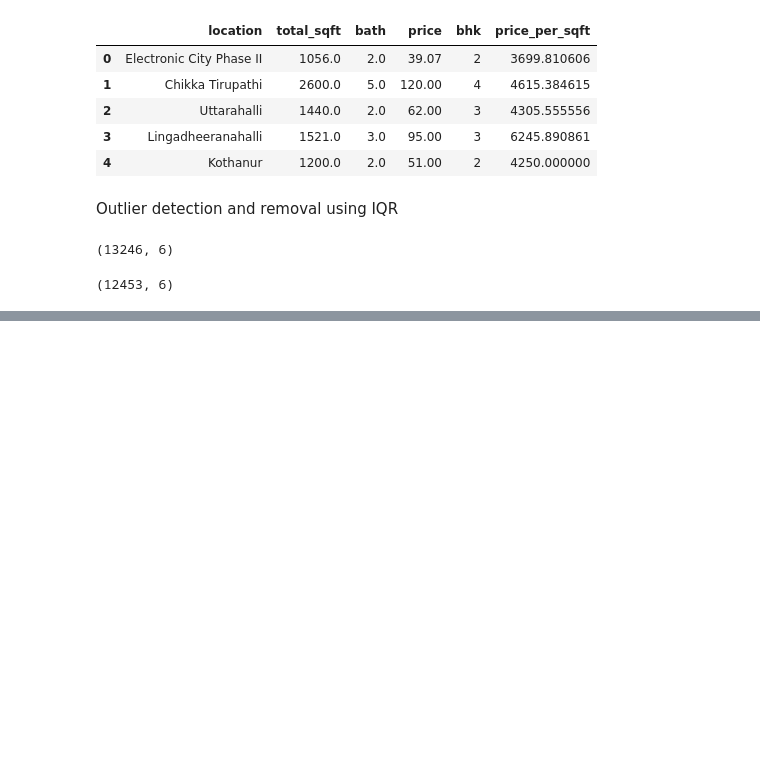
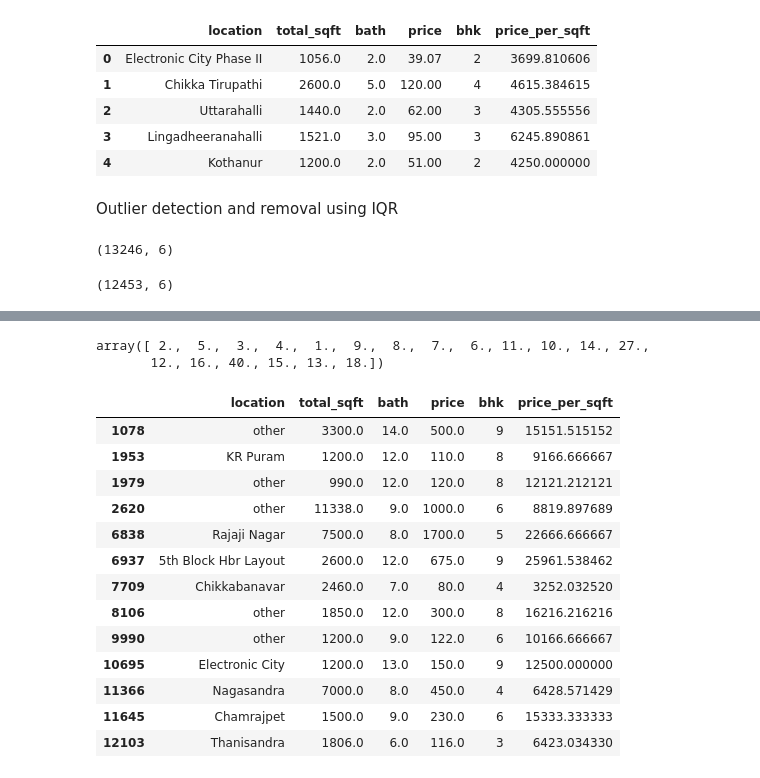
Before and after one commit to dhruv0050/Real-Estate-Price-Prediction, a Jupyter notebook: bengaluru_house_prices_prediction.ipynb, the cells around one changed output, grey strips where cells are left out. Cells and saved outputs as stored; diff of their text form; code cells hidden in the pictures; blank space fills up the shorter version.

```diff
--- a/bengaluru_house_prices_prediction.ipynb
+++ b/bengaluru_house_prices_prediction.ipynb
@@ -241,0 +259,22 @@ df6.shape
+# %%
+df6.bath.unique()
+# %% [output]
+array([ 2.,  5.,  3.,  4.,  1.,  9.,  8.,  7.,  6., 11., 10., 14., 27.,
+       12., 16., 40., 15., 13., 18.])
+# %%
+df6[df6.bath > df6.bhk + 2]
+# %% [output]
+|  | location | total_sqft | bath | price | bhk | price_per_sqft |
+| 1078 | other | 3300.0 | 14.0 | 500.0 | 9 | 15151.515152 |
+| 1953 | KR Puram | 1200.0 | 12.0 | 110.0 | 8 | 9166.666667 |
+| 1979 | other | 990.0 | 12.0 | 120.0 | 8 | 12121.212121 |
+| 2620 | other | 11338.0 | 9.0 | 1000.0 | 6 | 8819.897689 |
+| 6838 | Rajaji Nagar | 7500.0 | 8.0 | 1700.0 | 5 | 22666.666667 |
+| 6937 | 5th Block Hbr Layout | 2600.0 | 12.0 | 675.0 | 9 | 25961.538462 |
+| 7709 | Chikkabanavar | 2460.0 | 7.0 | 80.0 | 4 | 3252.032520 |
+| 8106 | other | 1850.0 | 12.0 | 300.0 | 8 | 16216.216216 |
+| 9990 | other | 1200.0 | 9.0 | 122.0 | 6 | 10166.666667 |
+| 10695 | Electronic City | 1200.0 | 13.0 | 150.0 | 9 | 12500.000000 |
+| 11366 | Nagasandra | 7000.0 | 8.0 | 450.0 | 4 | 6428.571429 |
+| 11645 | Chamrajpet | 1500.0 | 9.0 | 230.0 | 6 | 15333.333333 |
+| 12103 | Thanisandra | 1806.0 | 6.0 | 116.0 | 3 | 6423.034330 |
```
Also changed, not shown: parts of 9 cells of this notebook.
